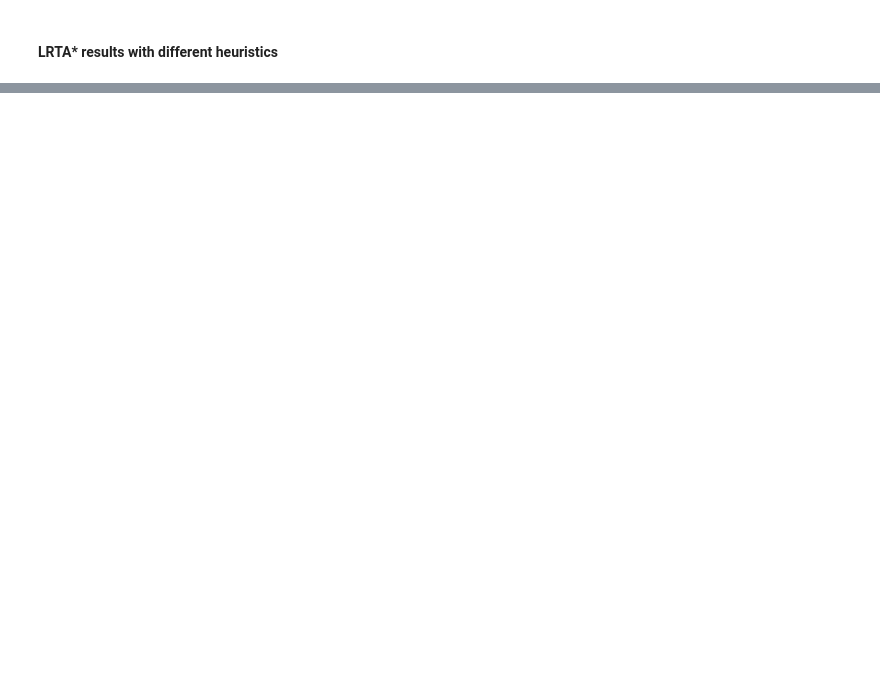
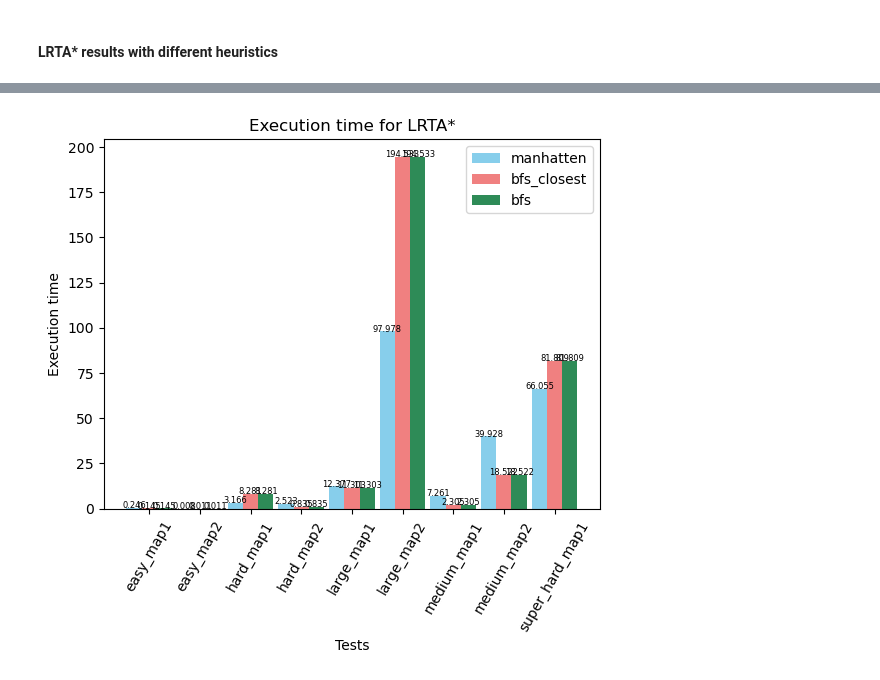
Before and after one commit to marinaoprea/IA_Tema1, a Jupyter notebook: main.ipynb, the cells around one changed output, grey strips where cells are left out. Cells and saved outputs as stored; diff of their text form; code cells hidden in the pictures; blank space fills up the shorter version.

```diff
--- a/main.ipynb
+++ b/main.ipynb
@@ -337,0 +373,28 @@ plt.show()
+# %%
+values1 = [round(x, 1) for x in lrta_manh_time]
+values2 = [round(x, 1) for x in lrta_bfs_time]
+values3 = [round(x, 1) for x in lrta_bfs_time]
+
+x = np.arange(len(categories))
+
+width = 0.4
+
+plt.bar(x - width, values1, width=width, label="manhatten", color="skyblue")
+plt.bar(x, values2, width=width, label="bfs_closest", color="lightcoral")
+plt.bar(x + width, values3, width=width, label="bfs", color="seagreen")
+
+for i in range(len(categories)):
+    plt.text(x[i] - width, values1[i], str(values1[i]), ha='center', fontsize=6)
+    plt.text(x[i], values2[i], str(values2[i]), ha='center', fontsize=6)
+    plt.text(x[i] + width, values3[i], str(values3[i]), ha='center', fontsize=6)
+
+plt.xticks(x, categories)
+
+plt.xlabel("Tests")
+plt.ylabel("Execution time")
+plt.title("Execution time for LRTA*")
+plt.xticks(rotation=60)
+plt.legend()
+plt.show()
+# %% [output]
+[figure, added]
```
Also changed, not shown: parts of 11 cells of this notebook, 4 other files.
